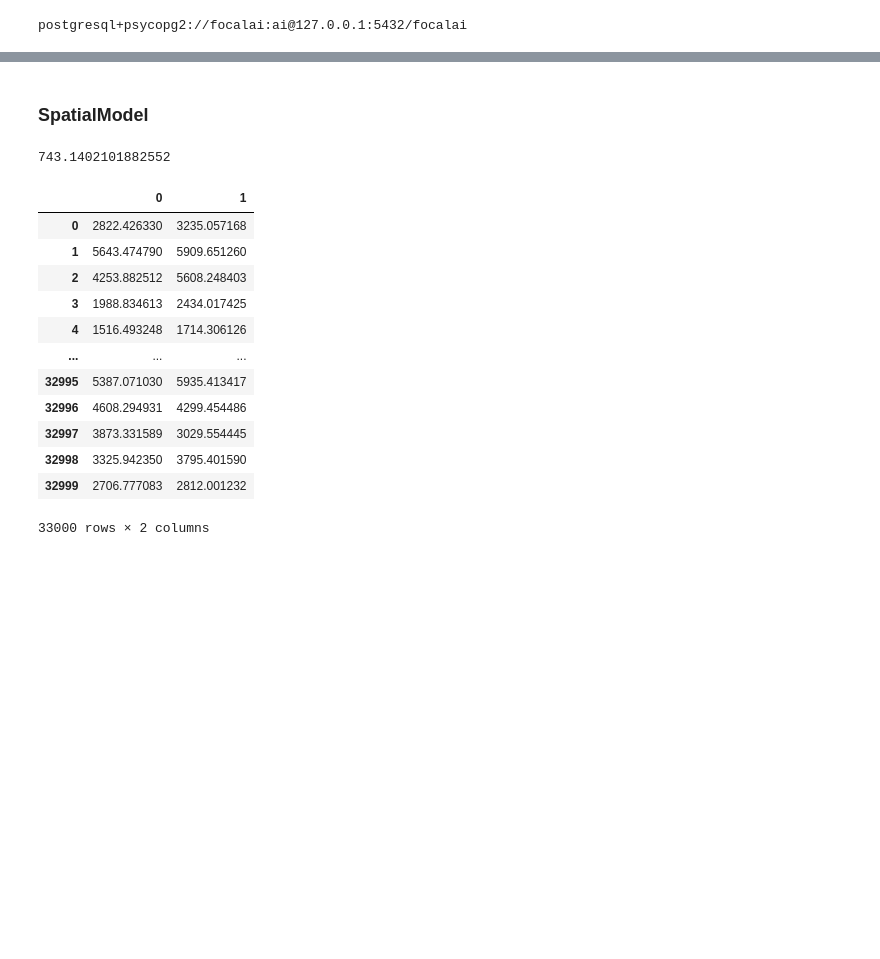
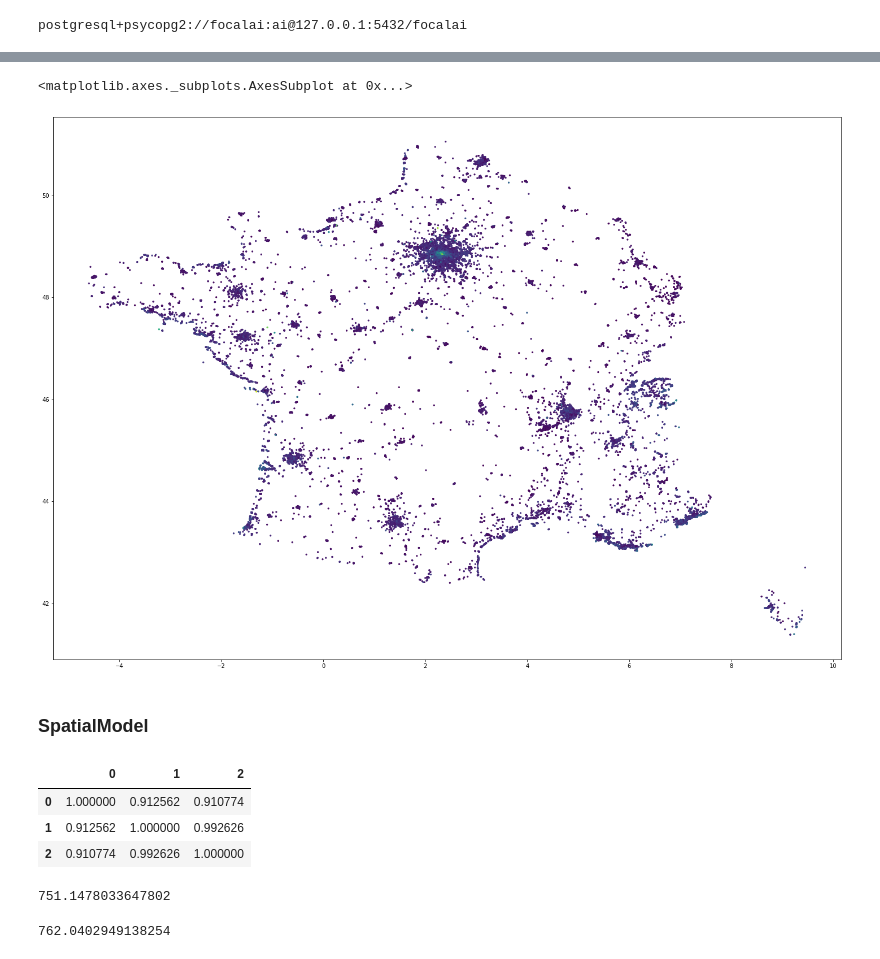
Before and after one commit to DataExMachina/gaia, a Jupyter notebook: notebooks/Demo.ipynb, the cells around one changed output, grey strips where cells are left out. Saved outputs shown, nothing was run; the diff lists cells and outputs as text; code cells hidden in the pictures; blank space fills up the shorter version.

```diff
--- a/notebooks/Demo.ipynb
+++ b/notebooks/Demo.ipynb
@@ -42,5 +42,8 @@ dvf_df.head()
 # %%
-#dvf_df.plot(figsize=(25, 25), column='prix_m2', s=5)
+dvf_df.plot(figsize=(25, 25), column='prix_m2', s=5)
+# %% [output]
+<matplotlib.axes._subplots.AxesSubplot at 0x...>
+[figure, added]
 # %% [markdown]
 ### SpatialModel
 # %%
@@ -72,22 +80,17 @@ errors = pd.DataFrame(zip(y_test, y_pred))
+# %%
+errors.corr()
+# %% [output]
+|  | 0 | 1 | 2 |
+| 0 | 1.000000 | 0.912562 | 0.910774 |
+| 1 | 0.912562 | 1.000000 | 0.992626 |
+| 2 | 0.910774 | 0.992626 | 1.000000 |
 # %%
 from sklearn.metrics import mean_absolute_error
 # %%
-mean_absolute_error(y_test, y_pred)
+mean_absolute_error(y_test, y_pred_spat)
 # %% [output]
-743.1402101882552
+751.1478033647802
-# %%
-errors
-# %% [output]
-|  | 0 | 1 |
-| 0 | 2822.426330 | 3235.057168 |
-| 1 | 5643.474790 | 5909.651260 |
-| 2 | 4253.882512 | 5608.248403 |
-| 3 | 1988.834613 | 2434.017425 |
-| 4 | 1516.493248 | 1714.306126 |
-| ... | ... | ... |
-| 32995 | 5387.071030 | 5935.413417 |
-| 32996 | 4608.294931 | 4299.454486 |
-| 32997 | 3873.331589 | 3029.554445 |
-| 32998 | 3325.942350 | 3795.401590 |
-| 32999 | 2706.777083 | 2812.001232 |
-33000 rows × 2 columns
+# %%
+mean_absolute_error(y_test, y_pred_norm)
+# %% [output]
+762.0402949138254
```
Also changed, not shown: parts of 5 cells of this notebook.
